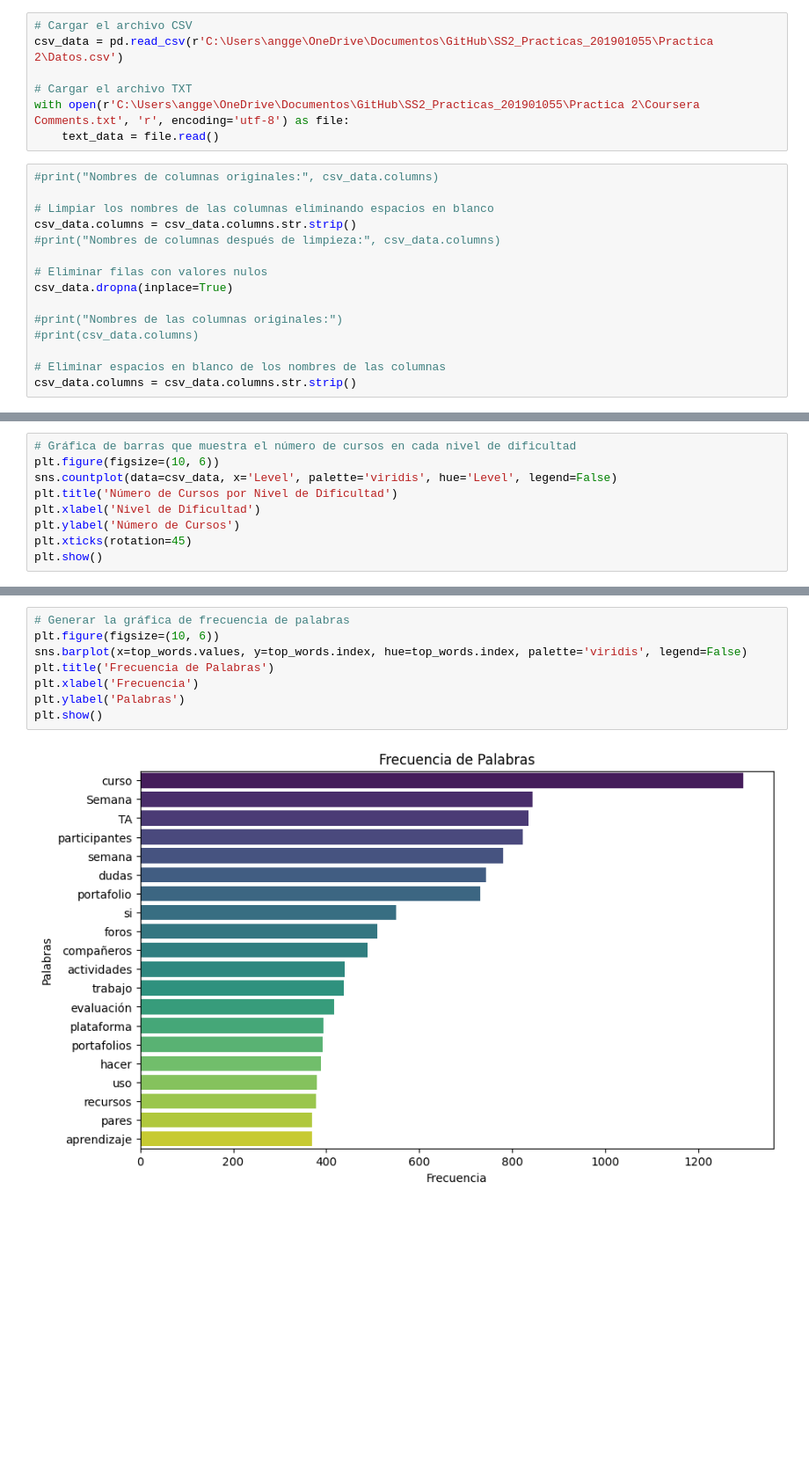
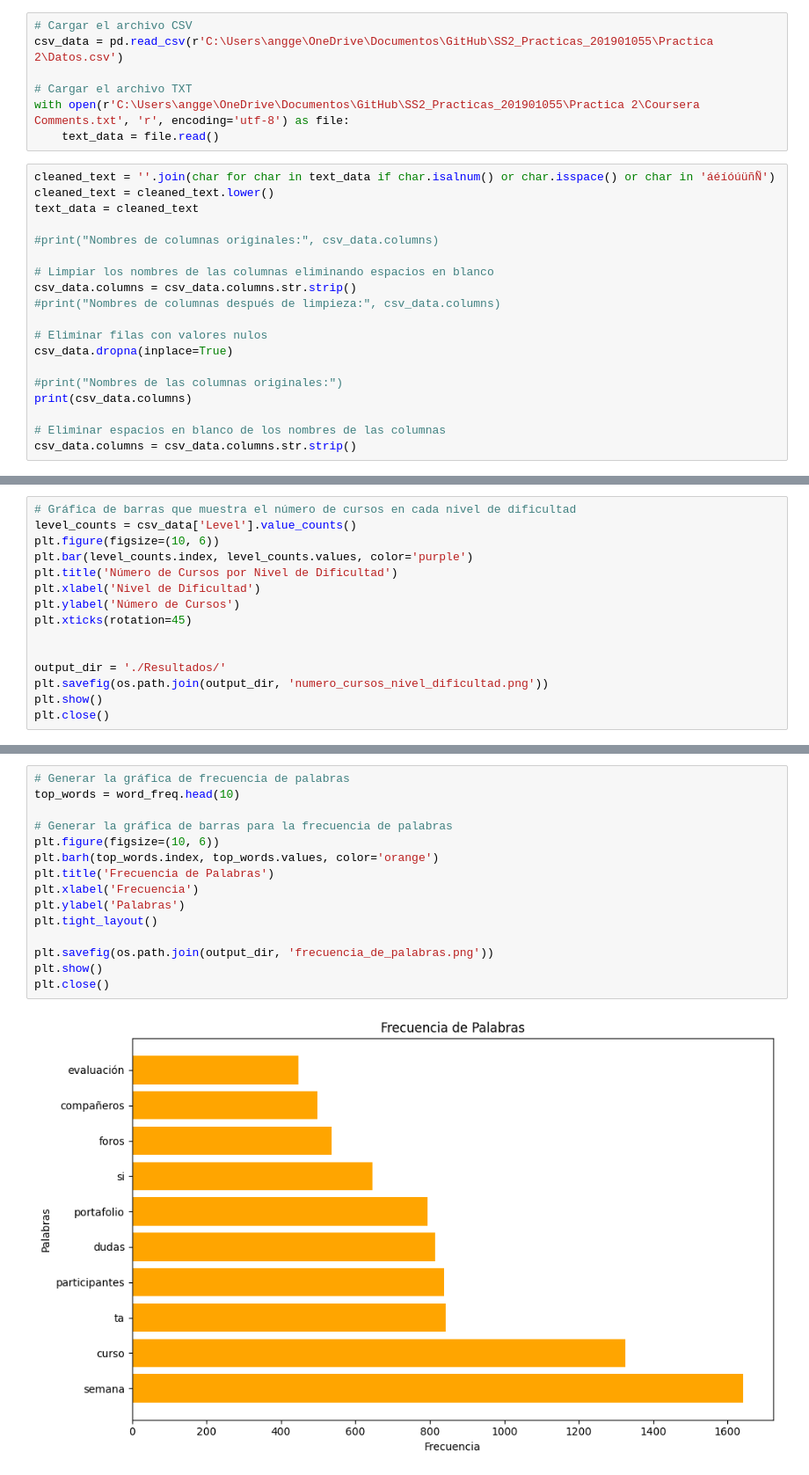
Before and after one commit to Angelgt3/SS2_Practicas_201901055, a Jupyter notebook: Practica 2/Practica2.ipynb, the cells around one changed output, grey strips where cells are left out. Shown at 88% size. Cells and saved outputs as stored; diff of their text form; blank space fills up the shorter version.

```diff
--- a/Practica 2/Practica2.ipynb
+++ b/Practica 2/Practica2.ipynb
@@ -29,6 +35,10 @@ csv_data = pd.read_csv(r'C:\Users\angge\OneDrive\Documentos\GitHub\SS2_Practicas
 with open(r'C:\Users\angge\OneDrive\Documentos\GitHub\SS2_Practicas_201901055\Practica 2\Coursera Comments.txt', 'r', encoding='utf-8') as file:
     text_data = file.read()
 # %%
+cleaned_text = ''.join(char for char in text_data if char.isalnum() or char.isspace() or char in 'áéíóúüñÑ')
+cleaned_text = cleaned_text.lower()
+text_data = cleaned_text
+
 #print("Nombres de columnas originales:", csv_data.columns)
 
 # Limpiar los nombres de las columnas eliminando espacios en blanco
@@ -39,7 +49,7 @@ csv_data.columns = csv_data.columns.str.strip()
 csv_data.dropna(inplace=True)
 
 #print("Nombres de las columnas originales:")
-#print(csv_data.columns)
+print(csv_data.columns)
 
 # Eliminar espacios en blanco de los nombres de las columnas
 csv_data.columns = csv_data.columns.str.strip()
@@ -98,10 +77,16 @@ Porcentaje de cursos con horario flexible: 100.00%
 # %%
 # Gráfica de barras que muestra el número de cursos en cada nivel de dificultad
+level_counts = csv_data['Level'].value_counts()
 plt.figure(figsize=(10, 6))
-sns.countplot(data=csv_data, x='Level', palette='viridis', hue='Level', legend=False)
+plt.bar(level_counts.index, level_counts.values, color='purple')
 plt.title('Número de Cursos por Nivel de Dificultad')
 plt.xlabel('Nivel de Dificultad')
 plt.ylabel('Número de Cursos')
 plt.xticks(rotation=45)
+
+
+output_dir = './Resultados/'
+plt.savefig(os.path.join(output_dir, 'numero_cursos_nivel_dificultad.png'))
 plt.show()
+plt.close()
 # %% [output]
@@ -149,13 +138,20 @@ Name: count, Length: 13797, dtype: int64
 # %%
 # Generar la gráfica de frecuencia de palabras
+top_words = word_freq.head(10)
+
+# Generar la gráfica de barras para la frecuencia de palabras
 plt.figure(figsize=(10, 6))
-sns.barplot(x=top_words.values, y=top_words.index, hue=top_words.index, palette='viridis', legend=False)
+plt.barh(top_words.index, top_words.values, color='orange')
 plt.title('Frecuencia de Palabras')
 plt.xlabel('Frecuencia')
 plt.ylabel('Palabras')
+plt.tight_layout()
+
+plt.savefig(os.path.join(output_dir, 'frecuencia_de_palabras.png'))
 plt.show()
+plt.close()
 # %% [output]
-[figure, old version]
+[figure, new version]
 # %%
 # Lematización
 lemmatizer = WordNetLemmatizer()
```
Also changed, not shown: parts of 16 cells of this notebook.
